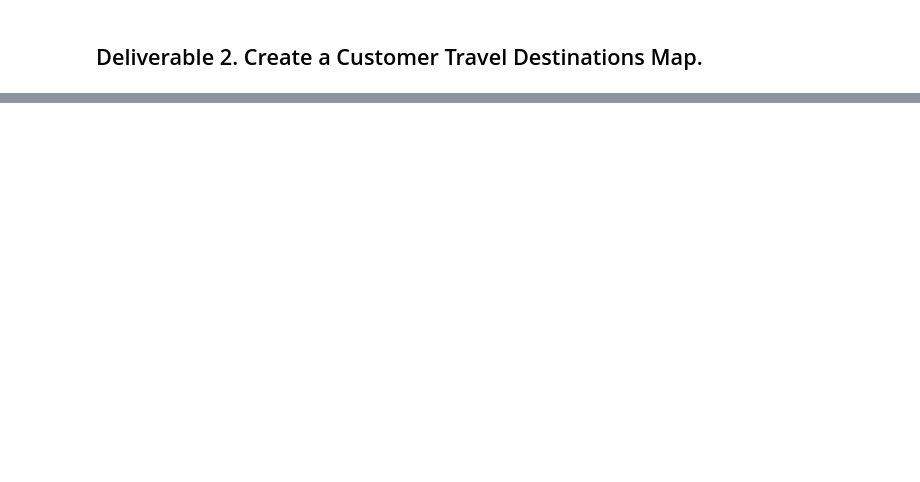
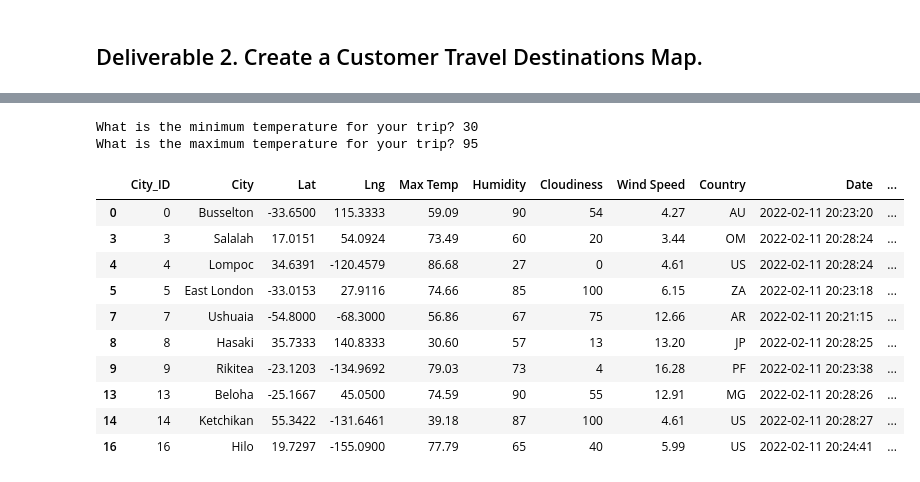
Before and after one commit to Beetleee/World_Weather_Analysis, a Jupyter notebook: Vacation_Search/Vacation_Search.ipynb, the cells around one changed output, grey strips where cells are left out. Drawn from its saved outputs; the diff is of its cells as text; code cells hidden in the pictures; blank space fills up the shorter version.

```diff
--- a/Vacation_Search/Vacation_Search.ipynb
+++ b/Vacation_Search/Vacation_Search.ipynb
@@ -20,6 +28,26 @@ city_data_df.head()
 # %%
 # 2. Prompt the user to enter minimum and maximum temperature criteria
+min_temp = float(input("What is the minimum temperature for your trip? "))
+max_temp = float(input("What is the maximum temperature for your trip? "))
+# %% [output]
+What is the minimum temperature for your trip? 30
+What is the maximum temperature for your trip? 95
 # %%
 # 3. Filter the city_data_df DataFrame using the input statements to create a new DataFrame using the loc method.
+wanted_cities_df = city_data_df.loc[(city_data_df["Max Temp"] <= max_temp) &
+                                       (city_data_df["Max Temp"] >= min_temp)]
+wanted_cities_df.head(10)
+# %% [output]
+|  | City_ID | City | Lat | Lng | Max Temp | Humidity | Cloudiness | Wind Speed | Country | Date | ... |
+| 0 | 0 | Busselton | -33.6500 | 115.3333 | 59.09 | 90 | 54 | 4.27 | AU | 2022-02-11 20:23:20 | ... |
+| 3 | 3 | Salalah | 17.0151 | 54.0924 | 73.49 | 60 | 20 | 3.44 | OM | 2022-02-11 20:28:24 | ... |
+| 4 | 4 | Lompoc | 34.6391 | -120.4579 | 86.68 | 27 | 0 | 4.61 | US | 2022-02-11 20:28:24 | ... |
+| 5 | 5 | East London | -33.0153 | 27.9116 | 74.66 | 85 | 100 | 6.15 | ZA | 2022-02-11 20:23:18 | ... |
+| 7 | 7 | Ushuaia | -54.8000 | -68.3000 | 56.86 | 67 | 75 | 12.66 | AR | 2022-02-11 20:21:15 | ... |
+| 8 | 8 | Hasaki | 35.7333 | 140.8333 | 30.60 | 57 | 13 | 13.20 | JP | 2022-02-11 20:28:25 | ... |
+| 9 | 9 | Rikitea | -23.1203 | -134.9692 | 79.03 | 73 | 4 | 16.28 | PF | 2022-02-11 20:23:38 | ... |
+| 13 | 13 | Beloha | -25.1667 | 45.0500 | 74.59 | 90 | 55 | 12.91 | MG | 2022-02-11 20:28:26 | ... |
+| 14 | 14 | Ketchikan | 55.3422 | -131.6461 | 39.18 | 87 | 100 | 4.61 | US | 2022-02-11 20:28:27 | ... |
+| 16 | 16 | Hilo | 19.7297 | -155.0900 | 77.79 | 65 | 40 | 5.99 | US | 2022-02-11 20:24:41 | ... |
 # %%
 # 4a. Determine if there are any empty rows.
```
Also changed, not shown: parts of 10 cells of this notebook, 3 other files.
